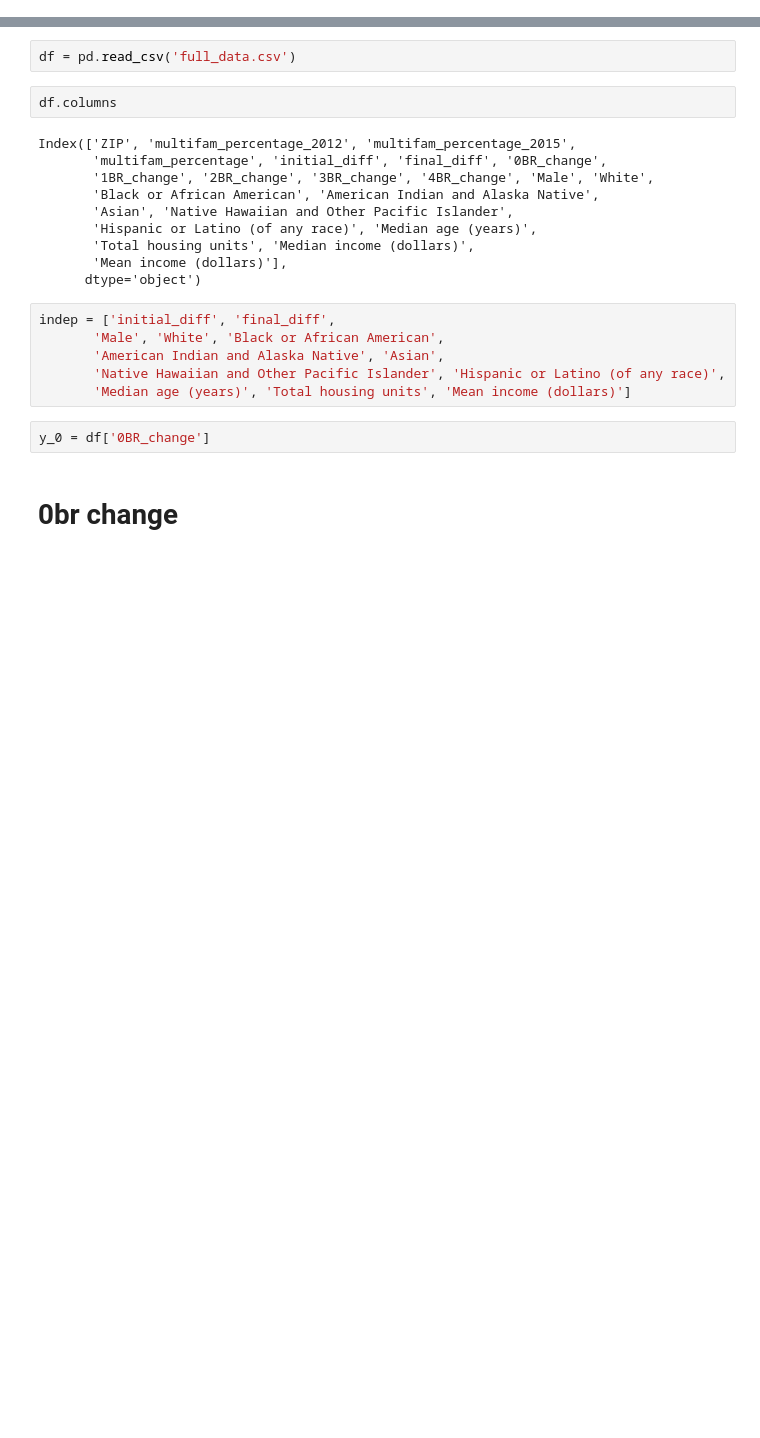
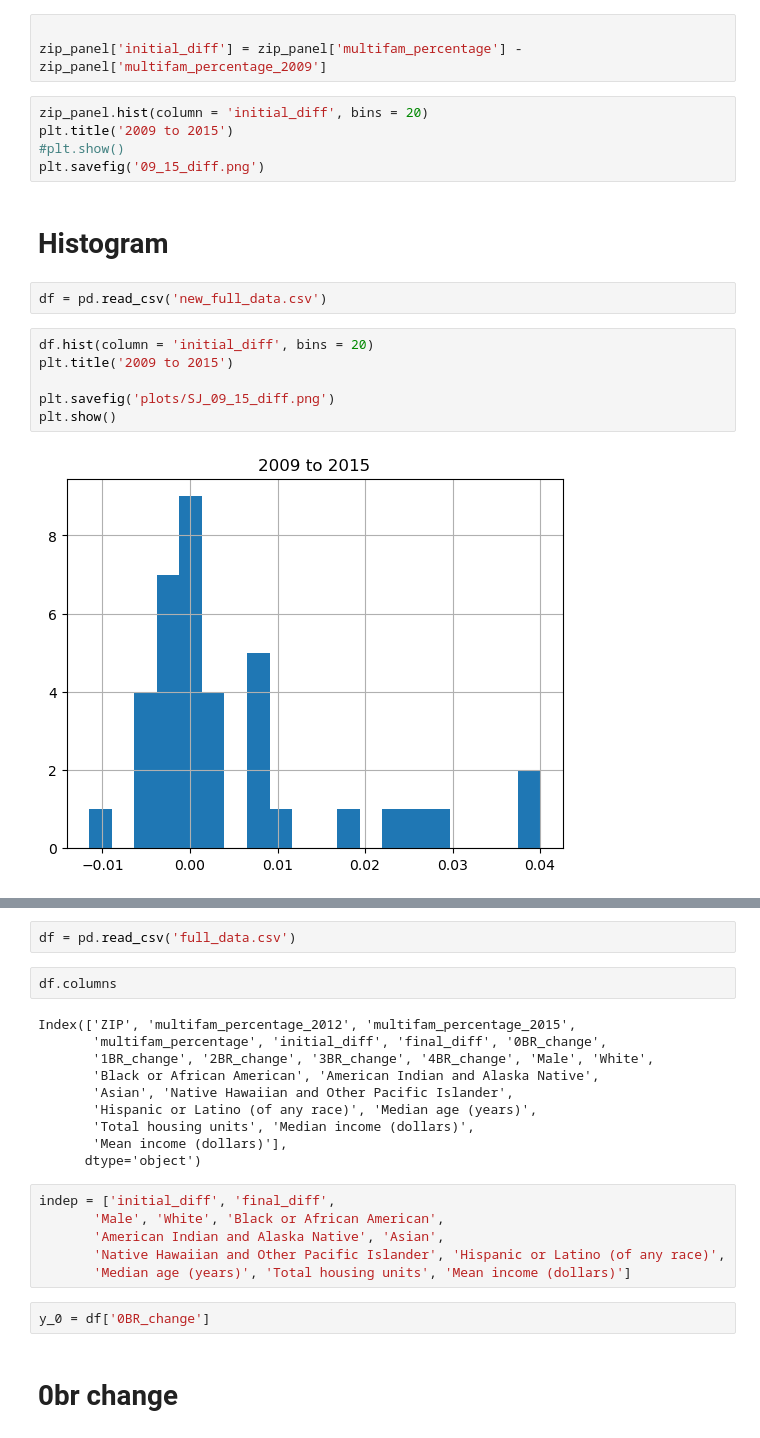
Before and after one commit to orenciolli/RezoningResearch, a Jupyter notebook: EDA.ipynb, the cells around one changed output, grey strips where cells are left out. Saved outputs shown, nothing was run; the diff lists cells and outputs as text; blank space fills up the shorter version.

```diff
--- a/EDA.ipynb
+++ b/EDA.ipynb
@@ -4,0 +60,20 @@ import matplotlib.pyplot as plt
+# %%
+
+zip_panel['initial_diff'] = zip_panel['multifam_percentage'] - zip_panel['multifam_percentage_2009']
+# %%
+zip_panel.hist(column = 'initial_diff', bins = 20)
+plt.title('2009 to 2015')
+#plt.show()
+plt.savefig('09_15_diff.png')
+# %% [markdown]
+# Histogram
+# %%
+df = pd.read_csv('new_full_data.csv')
+# %%
+df.hist(column = 'initial_diff', bins = 20)
+plt.title('2009 to 2015')
+
+plt.savefig('plots/SJ_09_15_diff.png')
+plt.show()
+# %% [output]
+[figure, added]
```
Also changed, not shown: parts of 37 cells of this notebook, 1 other file.
